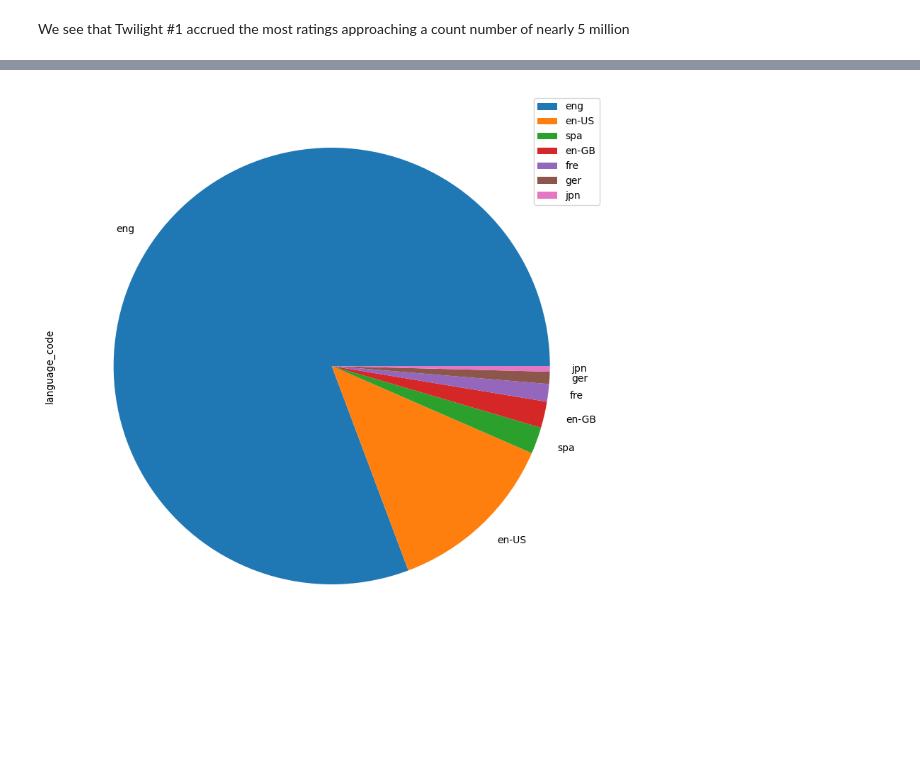
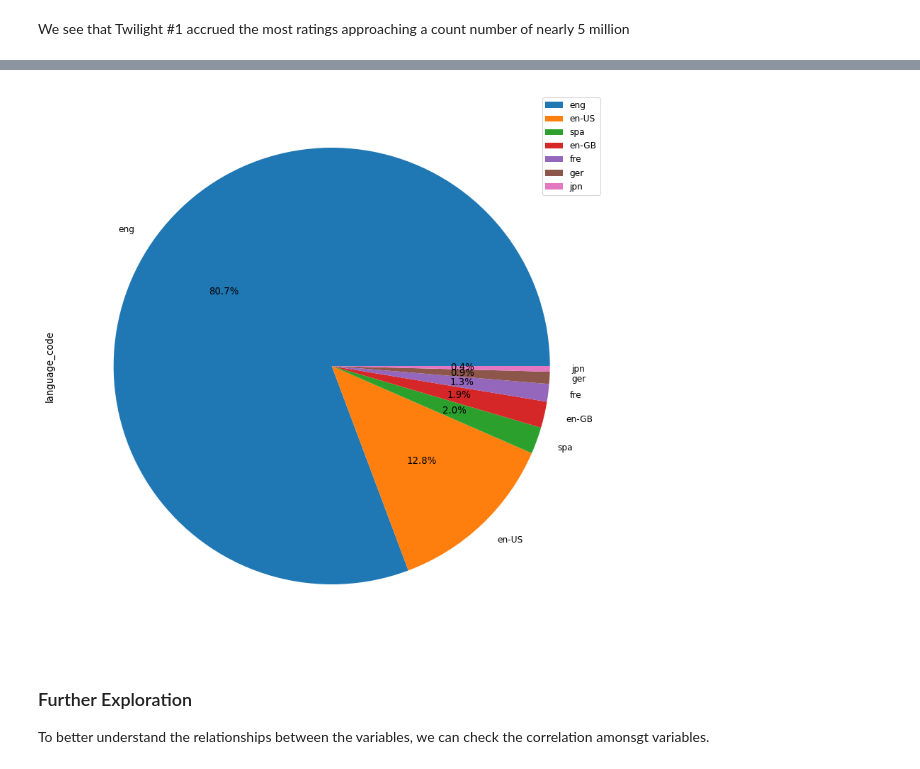
Before and after one commit to Ayanab01/BookClassificationModel, a Jupyter notebook: ML Project.ipynb, the cells around one changed output, grey strips where cells are left out. Cells and saved outputs as stored; diff of their text form; code cells hidden in the pictures; blank space fills up the shorter version.

```diff
--- a/ML Project.ipynb
+++ b/ML Project.ipynb
@@ -426,0 +521,9 @@ We see that Twilight #1 accrued the most ratings approaching a count number of n
+# %%
+sns.set_context('paper')
+plt.figure(figsize=(10,10))
+ax = df.groupby('language_code')['title'].count().plot.bar()
+plt.title('Language Code')
+plt.xticks(fontsize = 15)
+for p in ax.patches:
+    ax.annotate(str(p.get_height()), (p.get_x()-0.3, p.get_height()+100))
+plt.show()
@@ -427,5 +539,9 @@ We see that Twilight #1 accrued the most ratings approaching a count number of n
 # %%
-df['language_code'].value_counts().head(7).plot(kind = 'pie', figsize=(10, 10)).legend()
+df['language_code'].value_counts().head(7).plot(kind = 'pie', figsize=(10, 10), autopct = '%1.1f%%').legend()
 plt.show()
 # %% [output]
-[figure, old version]
+[figure, new version]
+# %% [markdown]
+### Further Exploration
+
+To better understand the relationships between the variables, we can check the correlation amonsgt variables.
```
Also changed, not shown: parts of 44 cells of this notebook.
